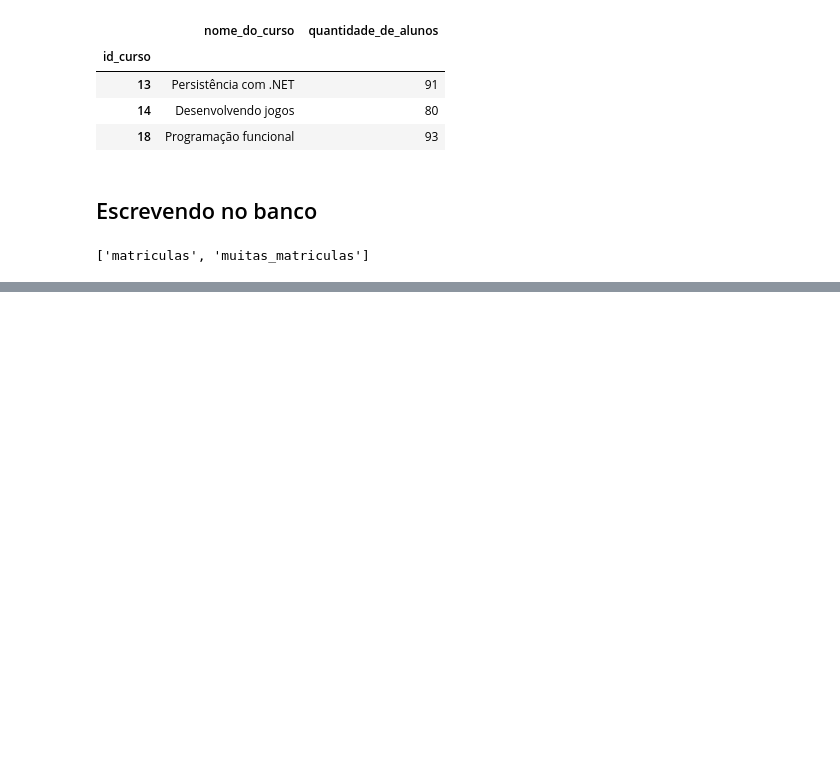
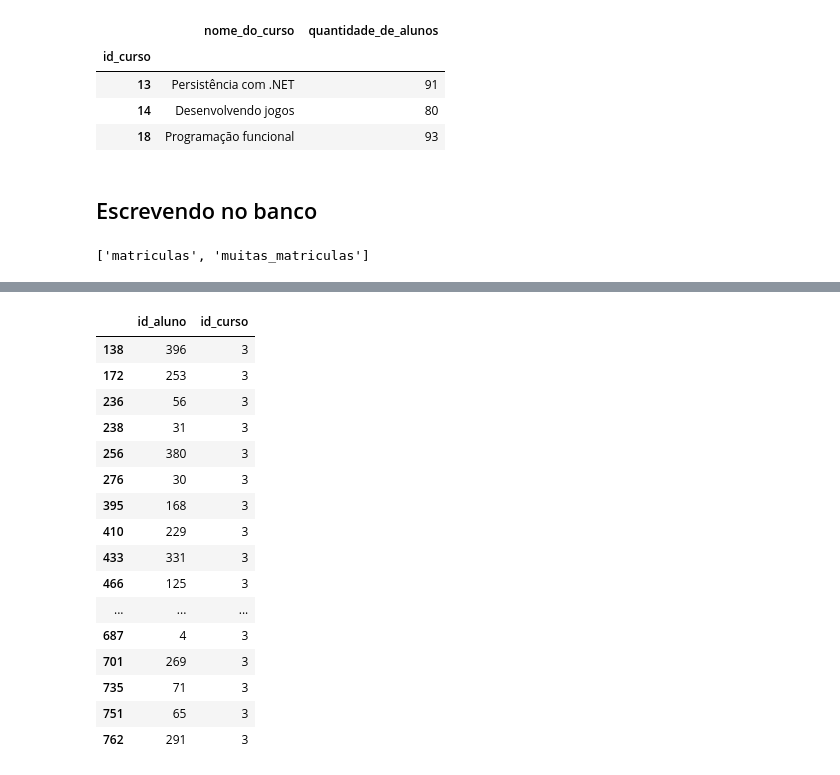
Before and after one commit to josenaldo/alura-ds1-pandas-formatos-diferentes-de-entrada-e-saida-io, a Jupyter notebook: notebook/pandas-io.ipynb, the cells around one changed output, grey strips where cells are left out. Drawn from its saved outputs; the diff is of its cells as text; code cells hidden in the pictures; blank space fills up the shorter version.

```diff
--- a/notebook/pandas-io.ipynb
+++ b/notebook/pandas-io.ipynb
@@ -609,0 +624,21 @@ print(inspector.get_table_names())  # Exibindo as tabelas com o inspector
+# %%
+proxima_turma = matriculas.query(f"id_curso == {id_curso}")
+proxima_turma
+# %% [output]
+|  | id_aluno | id_curso |
+| 138 | 396 | 3 |
+| 172 | 253 | 3 |
+| 236 | 56 | 3 |
+| 238 | 31 | 3 |
+| 256 | 380 | 3 |
+| 276 | 30 | 3 |
+| 395 | 168 | 3 |
+| 410 | 229 | 3 |
+| 433 | 331 | 3 |
+| 466 | 125 | 3 |
+| ... | ... | ... |
+| 687 | 4 | 3 |
+| 701 | 269 | 3 |
+| 735 | 71 | 3 |
+| 751 | 65 | 3 |
+| 762 | 291 | 3 |
```
Also changed, not shown: parts of 27 cells of this notebook, 1 other file.
